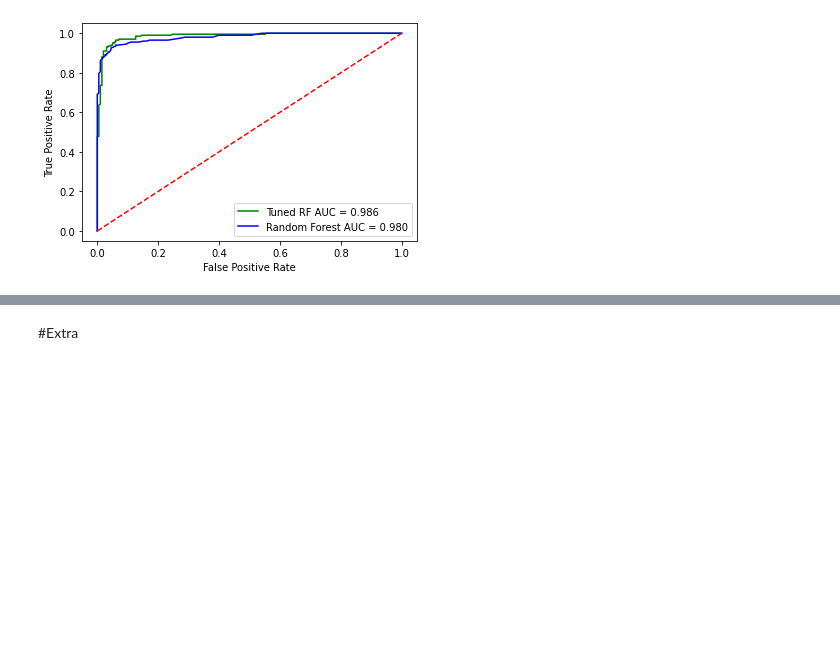
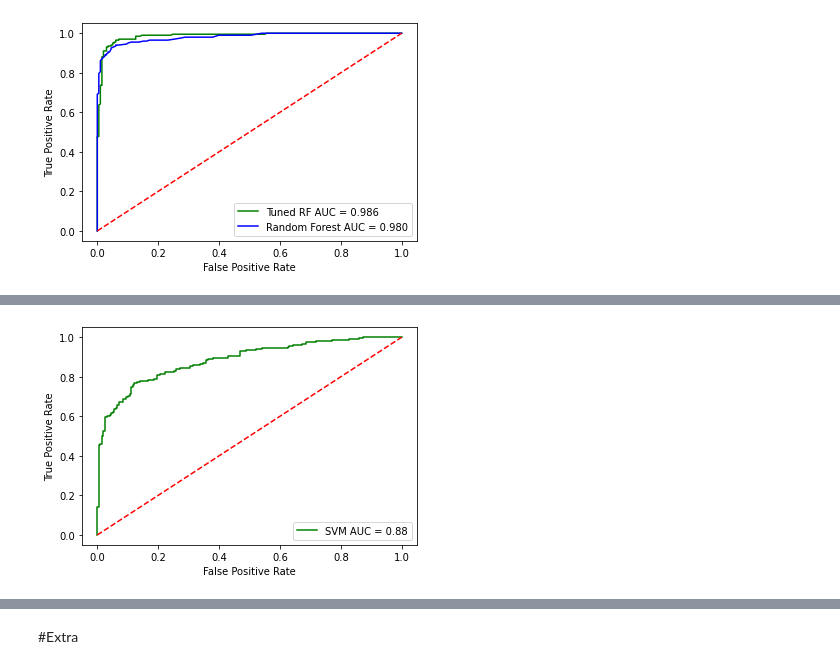
Before and after one commit to MKrezheska/data-mining-project, a Jupyter notebook: 4_Models_extra.ipynb, the cells around one changed output, grey strips where cells are left out. Saved outputs shown, nothing was run; the diff lists cells and outputs as text; code cells hidden in the pictures; blank space fills up the shorter version.

```diff
--- a/4_Models_extra.ipynb
+++ b/4_Models_extra.ipynb
@@ -967,0 +1013,22 @@ plt.show()
+# %%
+from sklearn.metrics import roc_curve, auc
+import matplotlib.pyplot as plt
+
+actual = y_test
+SVM_prob = [p[1] for p in SVM.predict_proba(X_test_norm)]
+
+
+SVM_false_pos, SVM_true_pos, _ = roc_curve(actual, SVM_prob)
+SVM_auc = auc(SVM_false_pos, SVM_true_pos)
+
+
+# plot
+plt.plot(SVM_false_pos, SVM_true_pos, 'g', label='SVM AUC = %0.2f'% SVM_auc)
+
+plt.legend(loc='lower right')
+plt.plot([0,1], [0,1], 'r--')
+plt.ylabel('True Positive Rate')
+plt.xlabel('False Positive Rate')
+plt.show()
+# %% [output]
+[figure, added]
```
Also changed, not shown: parts of 7 cells of this notebook.
